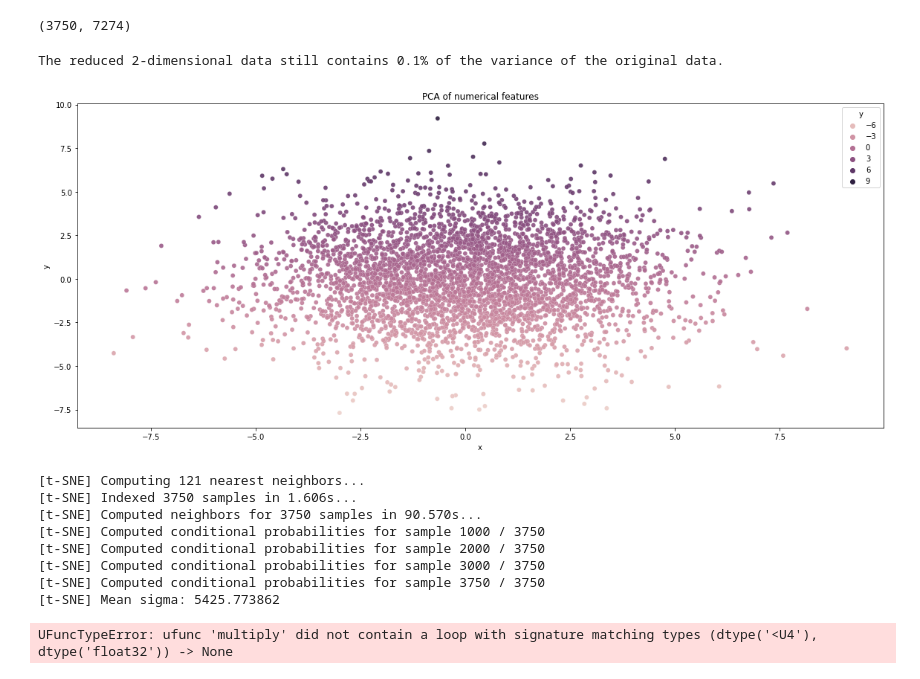
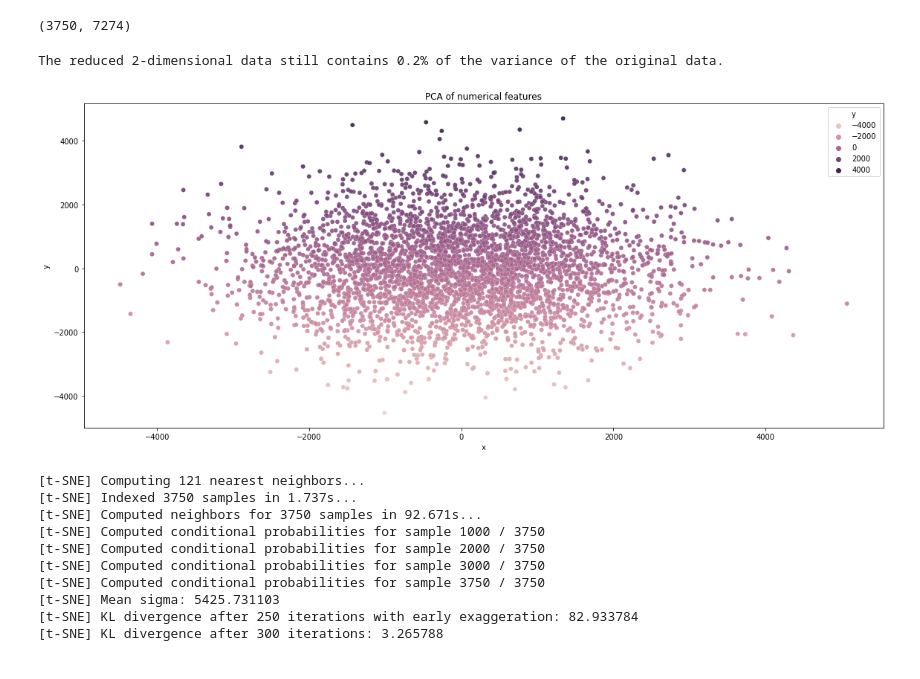
Before and after one commit to karolinablaszka/Project-ML, a Jupyter notebook: preprocessing.ipynb, the cells around one changed output. Drawn from its saved outputs; the diff is of its cells as text; code cells hidden in the pictures.

```diff
--- a/preprocessing.ipynb
+++ b/preprocessing.ipynb
@@ -200,51 +182,51 @@ upper triangle       0         1         5         8         9         10
 (3750, 7274)
 # %%
 #PCA + scatterplot
-
 import seaborn as sns
-pca = PCA(n_components=2, random_state=1)
+pca = PCA(n_components=2)
 # fit on all numerical features and reduce dimensionality to two dimensions
 cols = df.columns
-pipe = make_pipeline(StandardScaler())
-df_std = pipe.fit_transform(df[cols])
-data_pca = pca.fit_transform(df_std)
+#pipe = make_pipeline(StandardScaler())
+#df_std = pipe.fit_transform(df)
+data_pca = pca.fit_transform(df)
 
 
 # get percentage of retained variance after dimensionality reduction
 ex_variance = pca.explained_variance_ratio_.sum()*100
 print(f"The reduced 2-dimensional data still contains {ex_variance:.1f}% of the variance of the original data.")
 # %% [output]
-The reduced 2-dimensional data still contains 0.1% of the variance of the original data.
+The reduced 2-dimensional data still contains 0.2% of the variance of the original data.
 # %%
 data_pca = pd.DataFrame(data_pca, columns=["x", "y"])
+y="y"
 data_pca = data_pca.join(df)
 plt.figure(figsize=(16,7))
 sns.scatterplot(x="x", y="y", data=data_pca, hue="y", linewidth=0.2, alpha=0.9)
 plt.title(f"PCA of numerical features")
 plt.tight_layout()
 plt.show()
 # %% [output]
-[figure, old version]
+[figure, new version]
 # %%
 from sklearn.pipeline import Pipeline
 from sklearn.manifold import TSNE
 
 
-tsne = TSNE(n_components=2, verbose=1, perplexity=40, n_iter=300, learning_rate='auto',
-                   init='random')
+tsne = TSNE(n_components=2, verbose=1, perplexity=40, n_iter=300, init='random')
 pca = PCA(n_components=0.99)
 pipeline = Pipeline([('pca', pca), ('tsne', tsne)])
-pca_tsne_results = pipeline.fit_transform(df.values)
+pca_tsne_results = pipeline.fit_transform(df)
 # %% [output]
 [t-SNE] Computing 121 nearest neighbors...
-[t-SNE] Indexed 3750 samples in 1.606s...
-[t-SNE] Computed neighbors for 3750 samples in 90.570s...
+[t-SNE] Indexed 3750 samples in 1.737s...
+[t-SNE] Computed neighbors for 3750 samples in 92.671s...
 [t-SNE] Computed conditional probabilities for sample 1000 / 3750
 [t-SNE] Computed conditional probabilities for sample 2000 / 3750
 [t-SNE] Computed conditional probabilities for sample 3000 / 3750
 [t-SNE] Computed conditional probabilities for sample 3750 / 3750
-[t-SNE] Mean sigma: 5425.773862
+[t-SNE] Mean sigma: 5425.731103
+[t-SNE] KL divergence after 250 iterations with early exaggeration: 82.933784
+[t-SNE] KL divergence after 300 iterations: 3.265788
-UFuncTypeError: ufunc 'multiply' did not contain a loop with signature matching types (dtype('<U4'), dtype('float32')) -> None
 # %%
 df['pca_tsne-2d-one'] = pca_tsne_results[:,0]
 df['pca_tsne-2d-two'] = pca_tsne_results[:,1]
```
Also changed, not shown: parts of 10 cells of this notebook.
